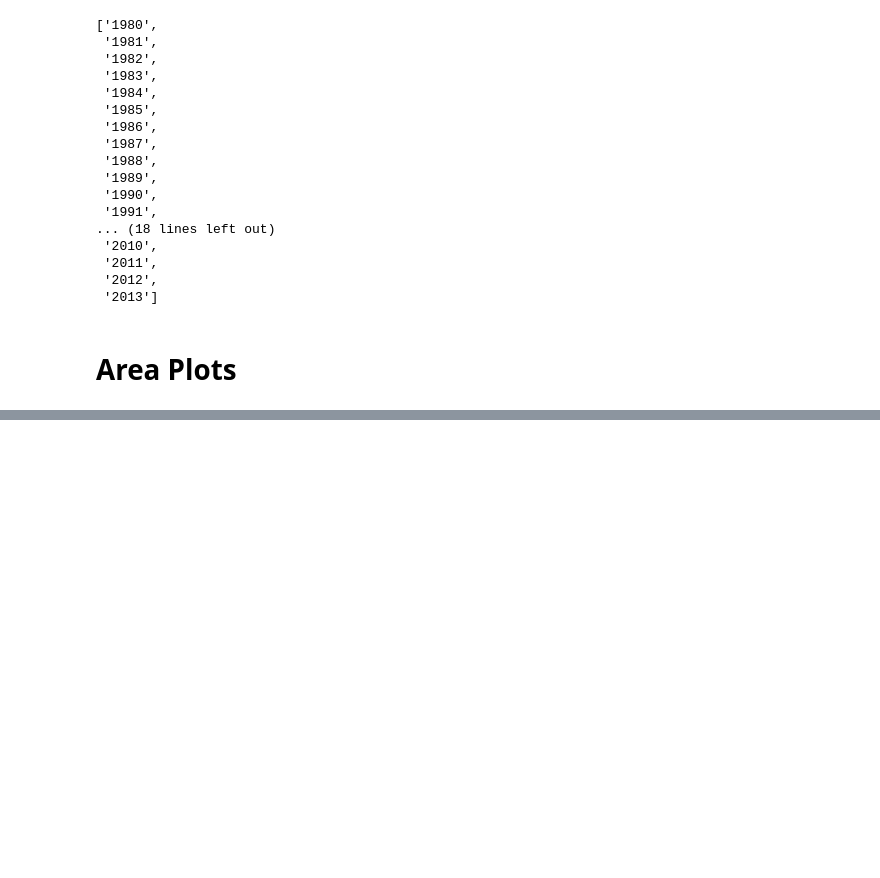
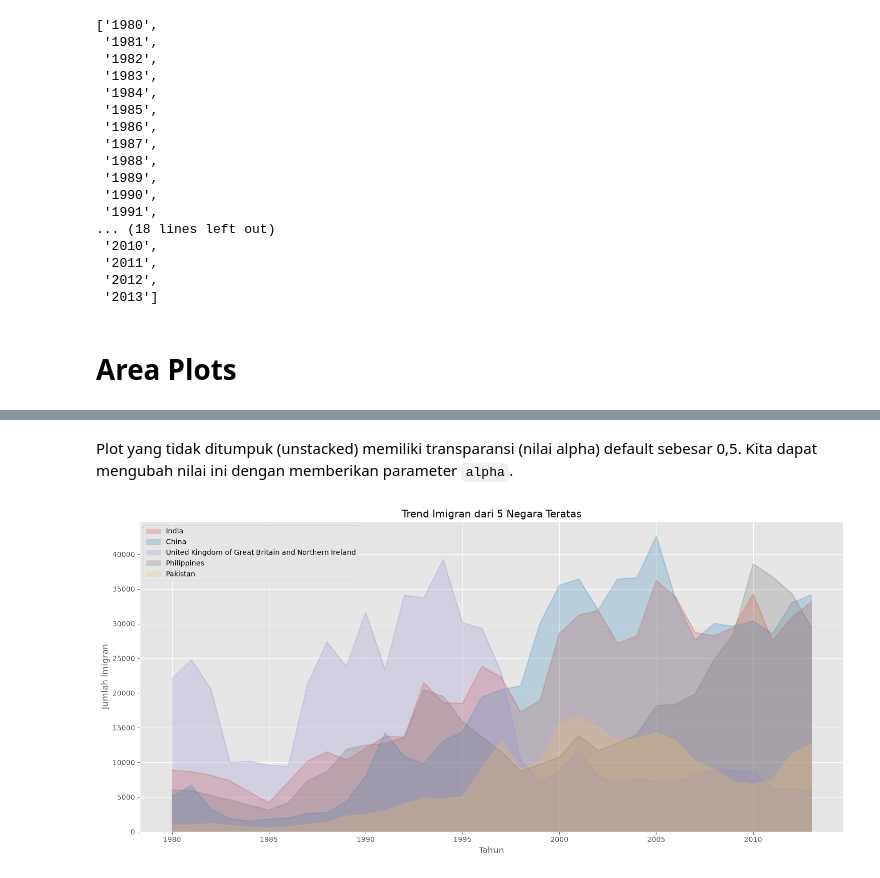
Before and after one commit to jagadhita28/ibm-data-visualization-python, a Jupyter notebook: module-2-basic-specialized-tools/notebooks/01_basic_visualization_tools.ipynb, the cells around one changed output, grey strips where cells are left out. Saved outputs shown, nothing was run; the diff lists cells and outputs as text; code cells hidden in the pictures; blank space fills up the shorter version.

```diff
--- a/module-2-basic-specialized-tools/notebooks/01_basic_visualization_tools.ipynb
+++ b/module-2-basic-specialized-tools/notebooks/01_basic_visualization_tools.ipynb
@@ -113,0 +153,15 @@ In the last module, we created a line plot that visualized the top 5 countries t
+# %% [markdown]
+Plot yang tidak ditumpuk (unstacked) memiliki transparansi (nilai alpha) default sebesar 0,5. Kita dapat mengubah nilai ini dengan memberikan parameter `alpha`.
+# %%
+df_top5.plot(kind="area", alpha=0.25, # default 0.5
+             stacked=False, figsize=(18, 8))
+
+plt.title("Trend Imigran dari 5 Negara Teratas")
+plt.xlabel("Tahun")
+plt.ylabel("Jumlah Imigran")
+
+plt.savefig("../outputs/area_plot_imigrasi_teratas_025.png",
+           dpi=200, bbox_inches="tight")
+plt.show()
+# %% [output]
+[figure, added]
```
Also changed, not shown: parts of 13 cells of this notebook, 3 other files.
